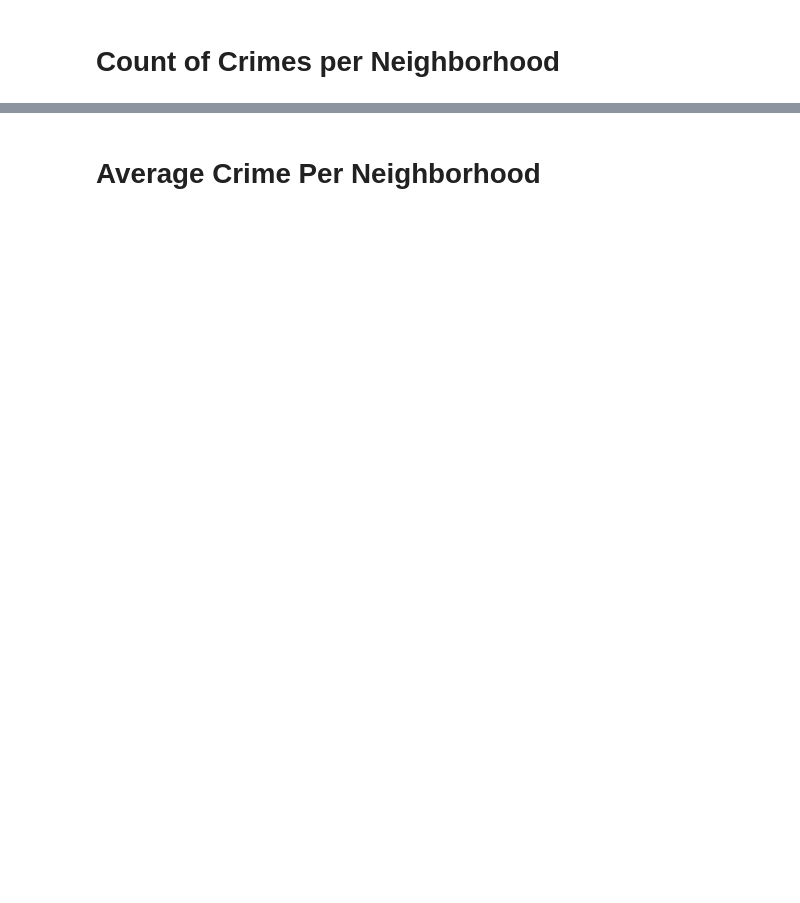
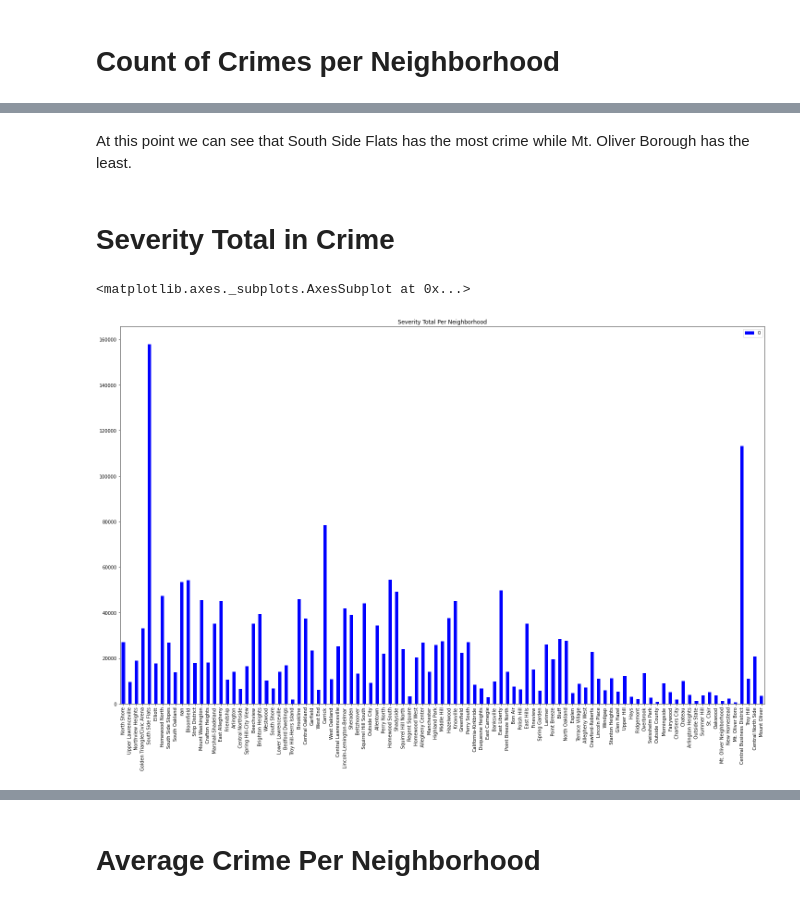
Before and after one commit to MasonGobat/bigIdeasFinalProject, a Jupyter notebook: Crime.ipynb, the cells around one changed output, grey strips where cells are left out. Cells and saved outputs as stored; diff of their text form; code cells hidden in the pictures; blank space fills up the shorter version.

```diff
--- a/Crime.ipynb
+++ b/Crime.ipynb
@@ -36,0 +45,11 @@ count_df.plot(kind = "bar", figsize=(35,15), color= "green", title = "Count of C
+# %% [markdown]
+At this point we can see that South Side Flats has the most crime while Mt. Oliver Borough has the least.
+# %% [markdown]
+# Severity Total in Crime
+# %%
+total_severity_df = pd.DataFrame.from_dict(dict, orient = 'index')
+
+total_severity_df.plot(kind = "bar", figsize=(25,15), color= "blue", title = "Severity Total Per Neighborhood")
+# %% [output]
+<matplotlib.axes._subplots.AxesSubplot at 0x...>
+[figure, added]
```
Also changed, not shown: parts of 17 cells of this notebook.
